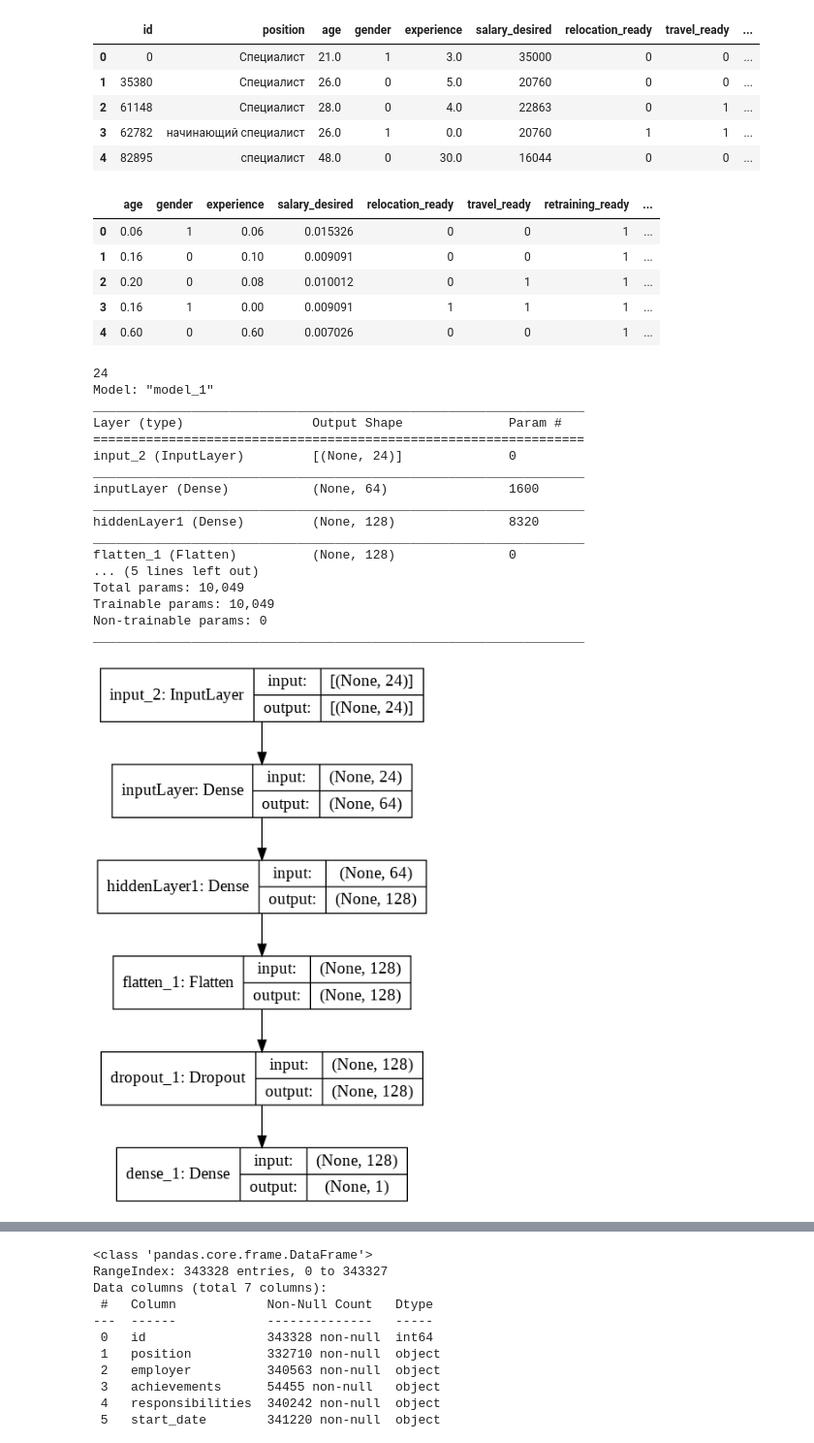
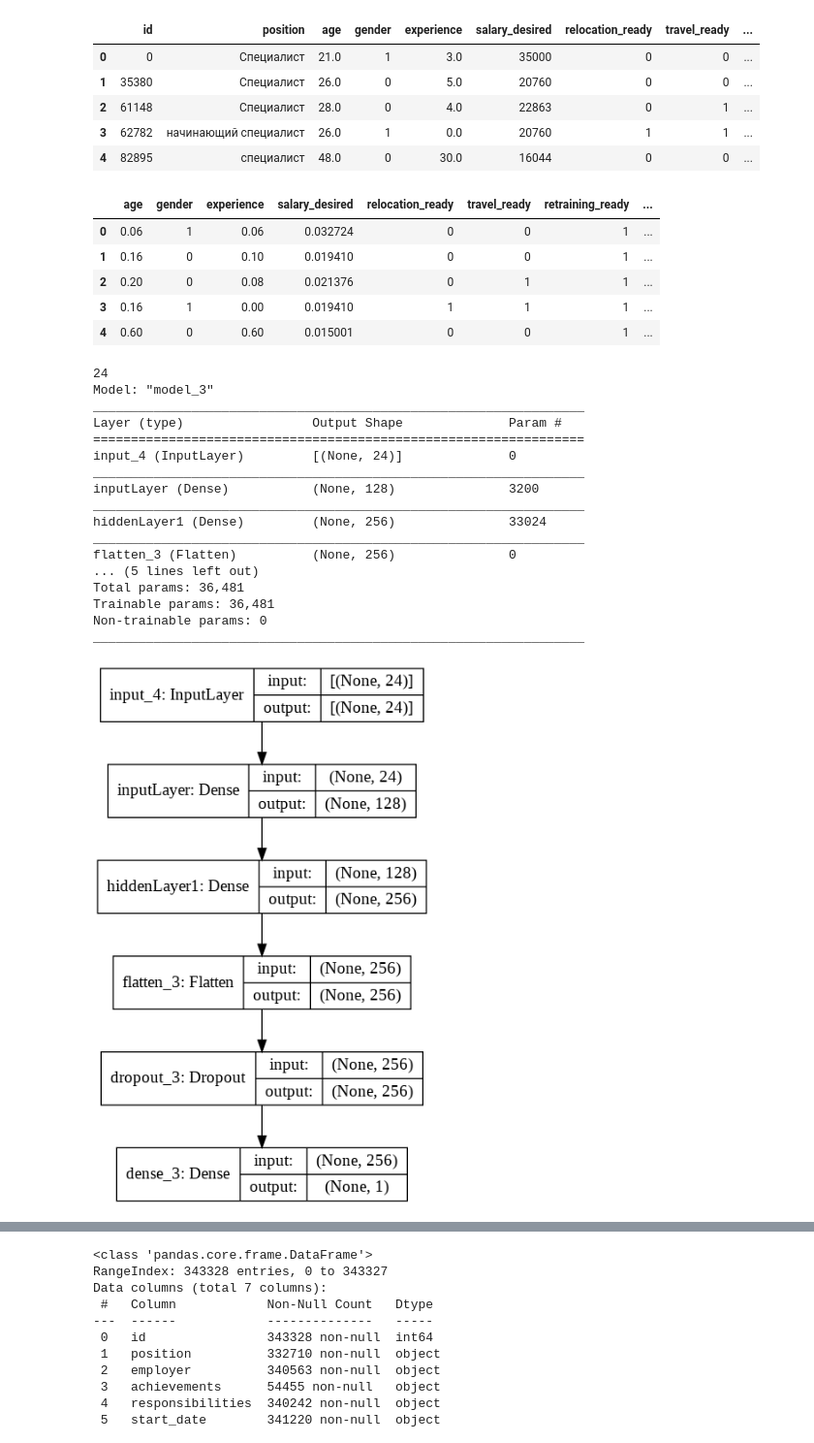
Before and after one commit to Loginov-Mikhail/PandemicDataHack, a Jupyter notebook: HustlerTeam.ipynb, the cells around one changed output, grey strips where cells are left out. Shown at 97% size. Saved outputs shown, nothing was run; the diff lists cells and outputs as text; code cells hidden in the pictures.

```diff
--- a/HustlerTeam.ipynb
+++ b/HustlerTeam.ipynb
@@ -195,3 +195,14 @@ def clean_and_fill_data(df):
                                     -1 * df['salary_desired'],
                                     df['salary_desired'])
     return df
+# %%
+df = pd.read_csv(ROOT_PATH + 'train.csv', sep=';')
+# Удаляем выбросы по зарплате - находим границы нормального распределения
+q1 = df['salary'].quantile(0.25)
+q3 = df['salary'].quantile(0.75)
+maxSalary = int(q3 + 1.5 * (q3 - q1))
+print(maxSalary)
+# Значение maxSalary округляем до 90 000. Все, что больше можно выкинуть
+print(df.shape)
+df = df[df['salary'] <= 90000].reset_index(drop=True)
+df.info()
@@ -289,55 +311,62 @@ xTest = dfX[int(0.9*len(dfX)):]
 yTest = dfY[int(0.9*len(dfY)):]
 # %% [output]
 |  | age | gender | experience | salary_desired | relocation_ready | travel_ready | retraining_ready | ... |
-| 0 | 0.06 | 1 | 0.06 | 0.015326 | 0 | 0 | 1 | ... |
-| 1 | 0.16 | 0 | 0.10 | 0.009091 | 0 | 0 | 1 | ... |
-| 2 | 0.20 | 0 | 0.08 | 0.010012 | 0 | 1 | 1 | ... |
-| 3 | 0.16 | 1 | 0.00 | 0.009091 | 1 | 1 | 1 | ... |
-| 4 | 0.60 | 0 | 0.60 | 0.007026 | 0 | 0 | 1 | ... |
+| 0 | 0.06 | 1 | 0.06 | 0.032724 | 0 | 0 | 1 | ... |
+| 1 | 0.16 | 0 | 0.10 | 0.019410 | 0 | 0 | 1 | ... |
+| 2 | 0.20 | 0 | 0.08 | 0.021376 | 0 | 1 | 1 | ... |
+| 3 | 0.16 | 1 | 0.00 | 0.019410 | 1 | 1 | 1 | ... |
+| 4 | 0.60 | 0 | 0.60 | 0.015001 | 0 | 0 | 1 | ... |
+# %%
+import tensorflow.keras.backend as K
+# Создание своей версии метрики RMSLE
+def rmsle_metric(y_true, y_pred):
+    first = K.log(y_true + 1)
+    second = K.log(y_pred + 1)
+    return K.mean(K.pow(first + second, 2))
 # %%
 # Создание модели нейронной сети
 inputShape = dfX.shape[1]
 print(inputShape)
 
 # Создание модели
 modelIn = Input(shape=inputShape)
-inputLayer = Dense(64, name='inputLayer', activation='relu')(modelIn)
-hiddenLayer1 = Dense(128, name='hiddenLayer1', activation='relu')(inputLayer)
-hiddenLayer2 = Dense(256, name='hiddenLayer2', activation='relu')(hiddenLayer1)
+inputLayer = Dense(128, name='inputLayer', activation='relu')(modelIn)
+hiddenLayer1 = Dense(256, name='hiddenLayer1', activation='tanh')(inputLayer)
+hiddenLayer2 = Dense(512, name='hiddenLayer2', activation='relu')(hiddenLayer1)
 flattenLayer0 = Flatten()(hiddenLayer1)
 dropoutLayer = Dropout(0.3)(flattenLayer0)
 modelOut = Dense(1)(dropoutLayer)
 model = Model([modelIn],[modelOut])
 
-loss='mse'
+loss = 'mae'
 optimiser=optimizers.Adam(lr=0.0001)
-metrics1='mae'
-metrics2="mse"
+metrics1 = 'mae'
+metrics2 = 'mse'
 model.compile(optimizer=optimiser,
               loss=loss,
-              metrics=[metrics1, metrics2])
+              metrics=[metrics1, metrics2, rmsle_metric])
 model.summary()
 plot_model(model, to_file=ROOT_PATH + 'model_struct.png', expand_nested=True,
            show_shapes=True, show_layer_names=True)
 # %% [output]
 24
-Model: "model_1"
+Model: "model_3"
 _________________________________________________________________
 Layer (type)                 Output Shape              Param #
 =================================================================
-input_2 (InputLayer)         [(None, 24)]              0
+input_4 (InputLayer)         [(None, 24)]              0
 _________________________________________________________________
-inputLayer (Dense)           (None, 64)                1600
+inputLayer (Dense)           (None, 128)               3200
 _________________________________________________________________
-hiddenLayer1 (Dense)         (None, 128)               8320
+hiddenLayer1 (Dense)         (None, 256)               33024
 _________________________________________________________________
-flatten_1 (Flatten)          (None, 128)               0
+flatten_3 (Flatten)          (None, 256)               0
 ... (5 lines left out)
-Total params: 10,049
-Trainable params: 10,049
+Total params: 36,481
+Trainable params: 36,481
 Non-trainable params: 0
 _________________________________________________________________
-[figure, old version]
+[figure, new version]
 # %%
 # Обучение модели
 callbacks = [ModelCheckpoint(ROOT_PATH+"best_result_checkpoint",
```
Also changed, not shown: parts of 10 cells of this notebook.
